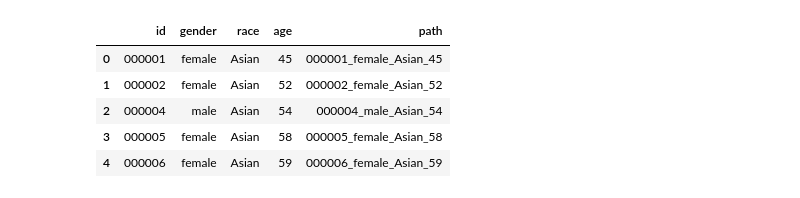
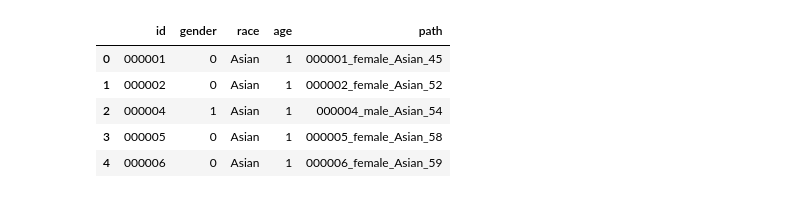
Before and after one commit to boostcampaitech2/image-classification-level1-29, a Jupyter notebook: jgyu/Dataset_Dataloader/Dataset_dataloader.ipynb, the cells around one changed output. Saved outputs shown, nothing was run; the diff lists cells and outputs as text; code cells hidden in the pictures.

Commit message:
add : age, gender Dataset

```diff
--- a/jgyu/Dataset_Dataloader/Dataset_dataloader.ipynb
+++ b/jgyu/Dataset_Dataloader/Dataset_dataloader.ipynb
@@ -32,16 +32,20 @@ class cfg:
 # %%
 num2class = ['incorrect_mask', 'mask1', 'mask2', 'mask3', 'mask4', 'mask5', 'normal']
 class2num = {k : v for v, k in enumerate(num2class)}
 
 df = pd.read_csv(cfg.df_path)
+
+df['gender'] = df['gender'].map({'female':0, 'male':1})
+df['age'] = df['age'].map(age_label_func)
+
 df.head()
 # %% [output]
 |  | id | gender | race | age | path |
-| 0 | 000001 | female | Asian | 45 | 000001_female_Asian_45 |
-| 1 | 000002 | female | Asian | 52 | 000002_female_Asian_52 |
-| 2 | 000004 | male | Asian | 54 | 000004_male_Asian_54 |
-| 3 | 000005 | female | Asian | 58 | 000005_female_Asian_58 |
-| 4 | 000006 | female | Asian | 59 | 000006_female_Asian_59 |
+| 0 | 000001 | 0 | Asian | 1 | 000001_female_Asian_45 |
+| 1 | 000002 | 0 | Asian | 1 | 000002_female_Asian_52 |
+| 2 | 000004 | 1 | Asian | 1 | 000004_male_Asian_54 |
+| 3 | 000005 | 0 | Asian | 1 | 000005_female_Asian_58 |
+| 4 | 000006 | 0 | Asian | 1 | 000006_female_Asian_59 |
 # %%
 def get_ext(img_dir, img_id):
     filename = os.listdir(os.path.join(img_dir, img_id))[0]
```
Also changed, not shown: parts of 6 cells of this notebook.
